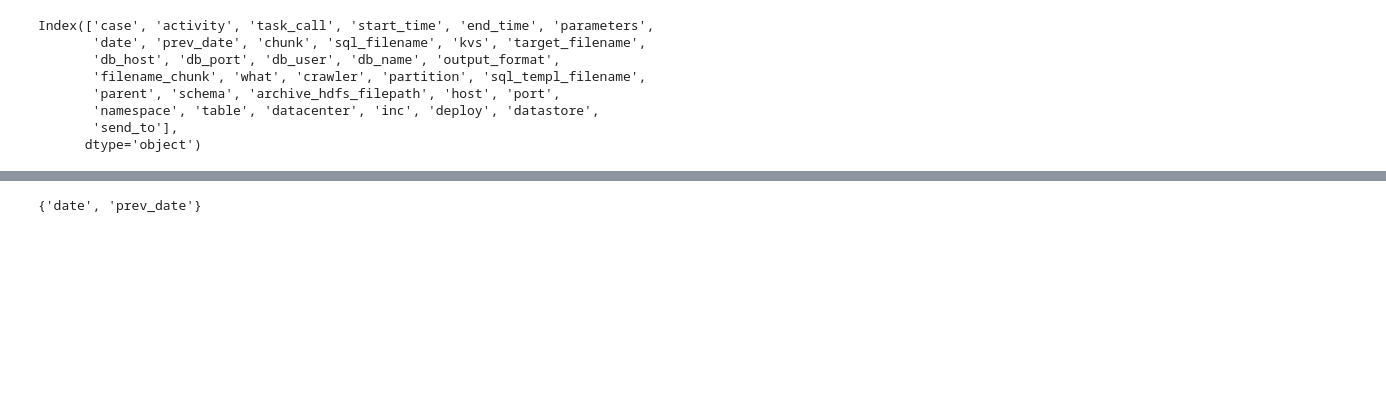
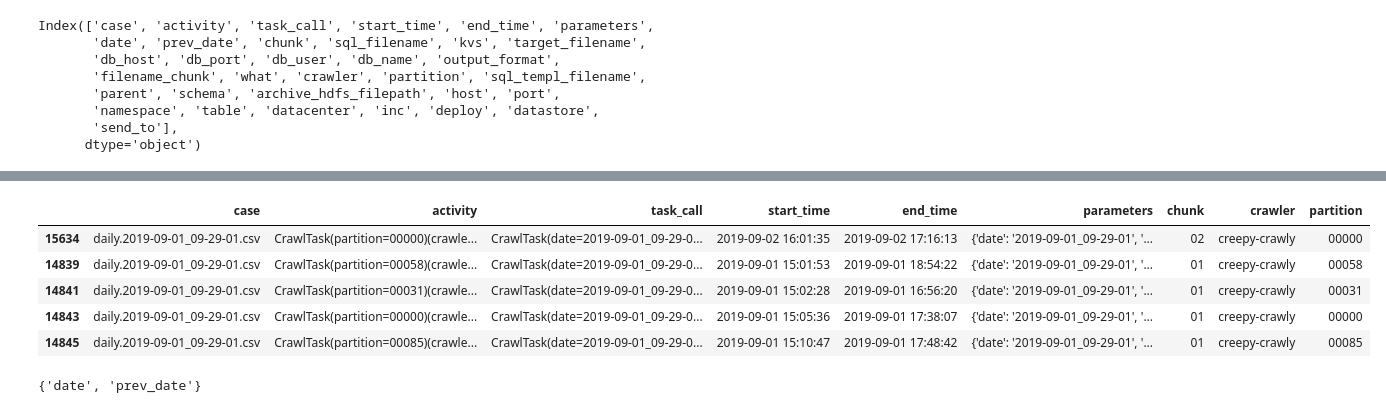
Before and after one commit to andreamalhera/perfSky, a Jupyter notebook: notebooks/logsToCatts.ipynb, the cells around one changed output, grey strips where cells are left out. Saved outputs shown, nothing was run; the diff lists cells and outputs as text; code cells hidden in the pictures; blank space fills up the shorter version.

```diff
--- a/notebooks/logsToCatts.ipynb
+++ b/notebooks/logsToCatts.ipynb
@@ -573,3 +552,12 @@ Dropped:  {'db_name', 'prev_date', 'kvs', 'db_user', 'date', 'db_port', 'db_host
+# %%
+clean_dump.head()
+# %% [output]
+|  | case | activity | task_call | start_time | end_time | parameters | chunk | crawler | partition |
+| 15634 | daily.2019-09-01_09-29-01.csv | CrawlTask(partition=00000)(crawle... | CrawlTask(date=2019-09-01_09-29-0... | 2019-09-02 16:01:35 | 2019-09-02 17:16:13 | {'date': '2019-09-01_09-29-01', '... | 02 | creepy-crawly | 00000 |
+| 14839 | daily.2019-09-01_09-29-01.csv | CrawlTask(partition=00058)(crawle... | CrawlTask(date=2019-09-01_09-29-0... | 2019-09-01 15:01:53 | 2019-09-01 18:54:22 | {'date': '2019-09-01_09-29-01', '... | 01 | creepy-crawly | 00058 |
+| 14841 | daily.2019-09-01_09-29-01.csv | CrawlTask(partition=00031)(crawle... | CrawlTask(date=2019-09-01_09-29-0... | 2019-09-01 15:02:28 | 2019-09-01 16:56:20 | {'date': '2019-09-01_09-29-01', '... | 01 | creepy-crawly | 00031 |
+| 14843 | daily.2019-09-01_09-29-01.csv | CrawlTask(partition=00000)(crawle... | CrawlTask(date=2019-09-01_09-29-0... | 2019-09-01 15:05:36 | 2019-09-01 17:38:07 | {'date': '2019-09-01_09-29-01', '... | 01 | creepy-crawly | 00000 |
+| 14845 | daily.2019-09-01_09-29-01.csv | CrawlTask(partition=00085)(crawle... | CrawlTask(date=2019-09-01_09-29-0... | 2019-09-01 15:10:47 | 2019-09-01 17:48:42 | {'date': '2019-09-01_09-29-01', '... | 01 | creepy-crawly | 00085 |
 # %%
 drop_candidates = groups_description[groups_description['different_groups_per_column']==13]['column'].tolist()
 
```
Also changed, not shown: parts of 8 cells of this notebook.
